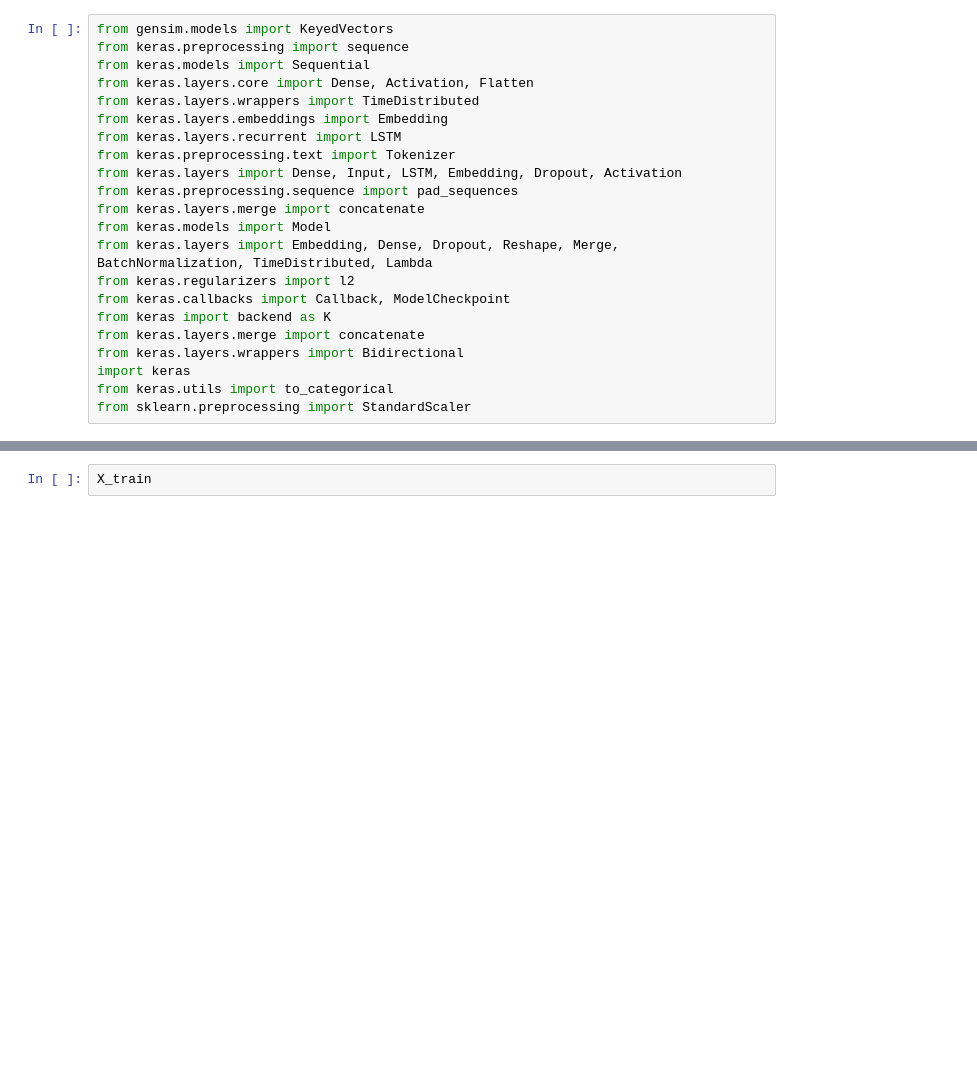
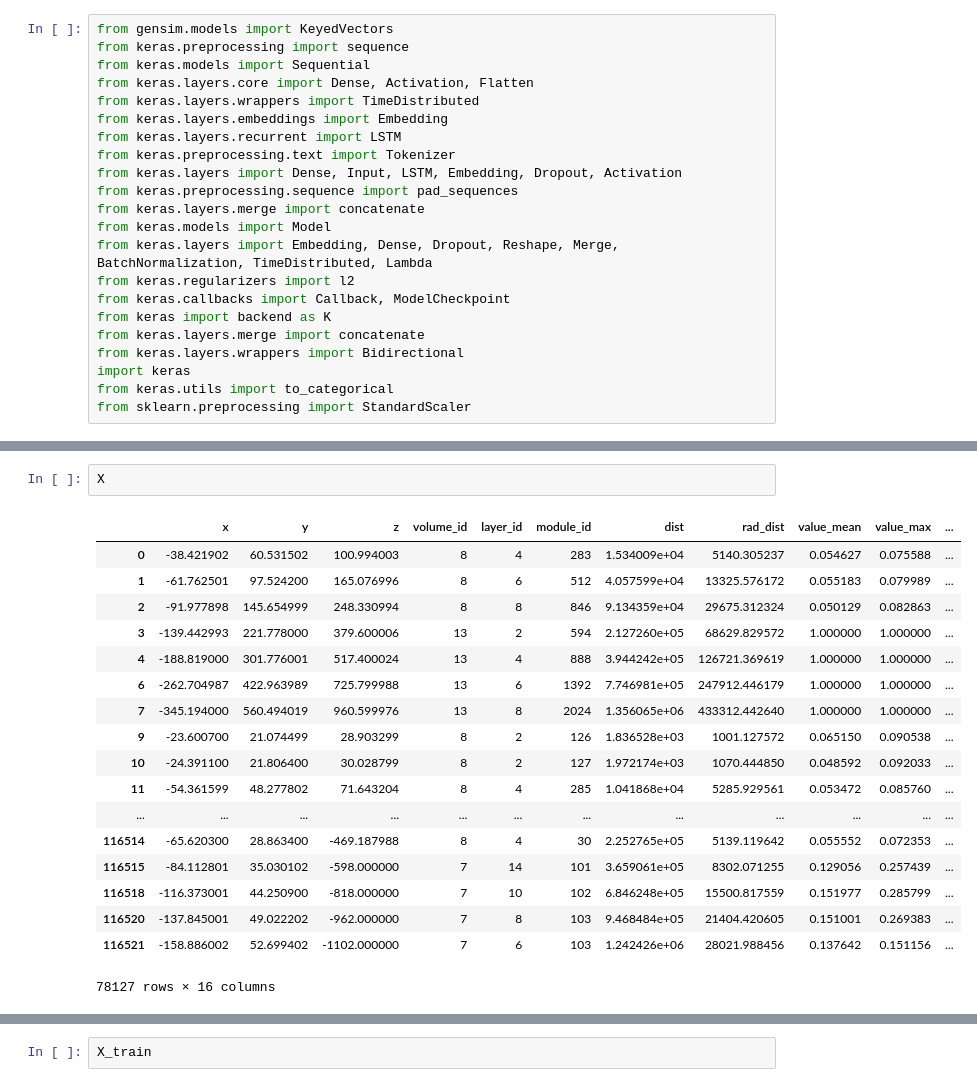
Before and after one commit to fartuk/TrackML, a Jupyter notebook: next_target.ipynb, the cells around one changed output, grey strips where cells are left out. Drawn from its saved outputs; the diff is of its cells as text; blank space fills up the shorter version.

```diff
--- a/next_target.ipynb
+++ b/next_target.ipynb
@@ -154,3 +178,24 @@ See the caveats in the documentation: http://pandas.pydata.org/pandas-docs/stabl
+# %%
+X
+# %% [output]
+|  | x | y | z | volume_id | layer_id | module_id | dist | rad_dist | value_mean | value_max | ... |
+| 0 | -38.421902 | 60.531502 | 100.994003 | 8 | 4 | 283 | 1.534009e+04 | 5140.305237 | 0.054627 | 0.075588 | ... |
+| 1 | -61.762501 | 97.524200 | 165.076996 | 8 | 6 | 512 | 4.057599e+04 | 13325.576172 | 0.055183 | 0.079989 | ... |
+| 2 | -91.977898 | 145.654999 | 248.330994 | 8 | 8 | 846 | 9.134359e+04 | 29675.312324 | 0.050129 | 0.082863 | ... |
+| 3 | -139.442993 | 221.778000 | 379.600006 | 13 | 2 | 594 | 2.127260e+05 | 68629.829572 | 1.000000 | 1.000000 | ... |
+| 4 | -188.819000 | 301.776001 | 517.400024 | 13 | 4 | 888 | 3.944242e+05 | 126721.369619 | 1.000000 | 1.000000 | ... |
+| 6 | -262.704987 | 422.963989 | 725.799988 | 13 | 6 | 1392 | 7.746981e+05 | 247912.446179 | 1.000000 | 1.000000 | ... |
+| 7 | -345.194000 | 560.494019 | 960.599976 | 13 | 8 | 2024 | 1.356065e+06 | 433312.442640 | 1.000000 | 1.000000 | ... |
+| 9 | -23.600700 | 21.074499 | 28.903299 | 8 | 2 | 126 | 1.836528e+03 | 1001.127572 | 0.065150 | 0.090538 | ... |
+| 10 | -24.391100 | 21.806400 | 30.028799 | 8 | 2 | 127 | 1.972174e+03 | 1070.444850 | 0.048592 | 0.092033 | ... |
+| 11 | -54.361599 | 48.277802 | 71.643204 | 8 | 4 | 285 | 1.041868e+04 | 5285.929561 | 0.053472 | 0.085760 | ... |
+| ... | ... | ... | ... | ... | ... | ... | ... | ... | ... | ... | ... |
+| 116514 | -65.620300 | 28.863400 | -469.187988 | 8 | 4 | 30 | 2.252765e+05 | 5139.119642 | 0.055552 | 0.072353 | ... |
+| 116515 | -84.112801 | 35.030102 | -598.000000 | 7 | 14 | 101 | 3.659061e+05 | 8302.071255 | 0.129056 | 0.257439 | ... |
+| 116518 | -116.373001 | 44.250900 | -818.000000 | 7 | 10 | 102 | 6.846248e+05 | 15500.817559 | 0.151977 | 0.285799 | ... |
+| 116520 | -137.845001 | 49.022202 | -962.000000 | 7 | 8 | 103 | 9.468484e+05 | 21404.420605 | 0.151001 | 0.269383 | ... |
+| 116521 | -158.886002 | 52.699402 | -1102.000000 | 7 | 6 | 103 | 1.242426e+06 | 28021.988456 | 0.137642 | 0.151156 | ... |
+78127 rows × 16 columns
 # %%
 blocks = truth_hits.groupby('block')['particle_id'].count().reset_index()[['block']].values.reshape(48)
 block_stat = pd.DataFrame(np.zeros((48, 48)))
```
Also changed, not shown: parts of 13 cells of this notebook, 3 other files.
